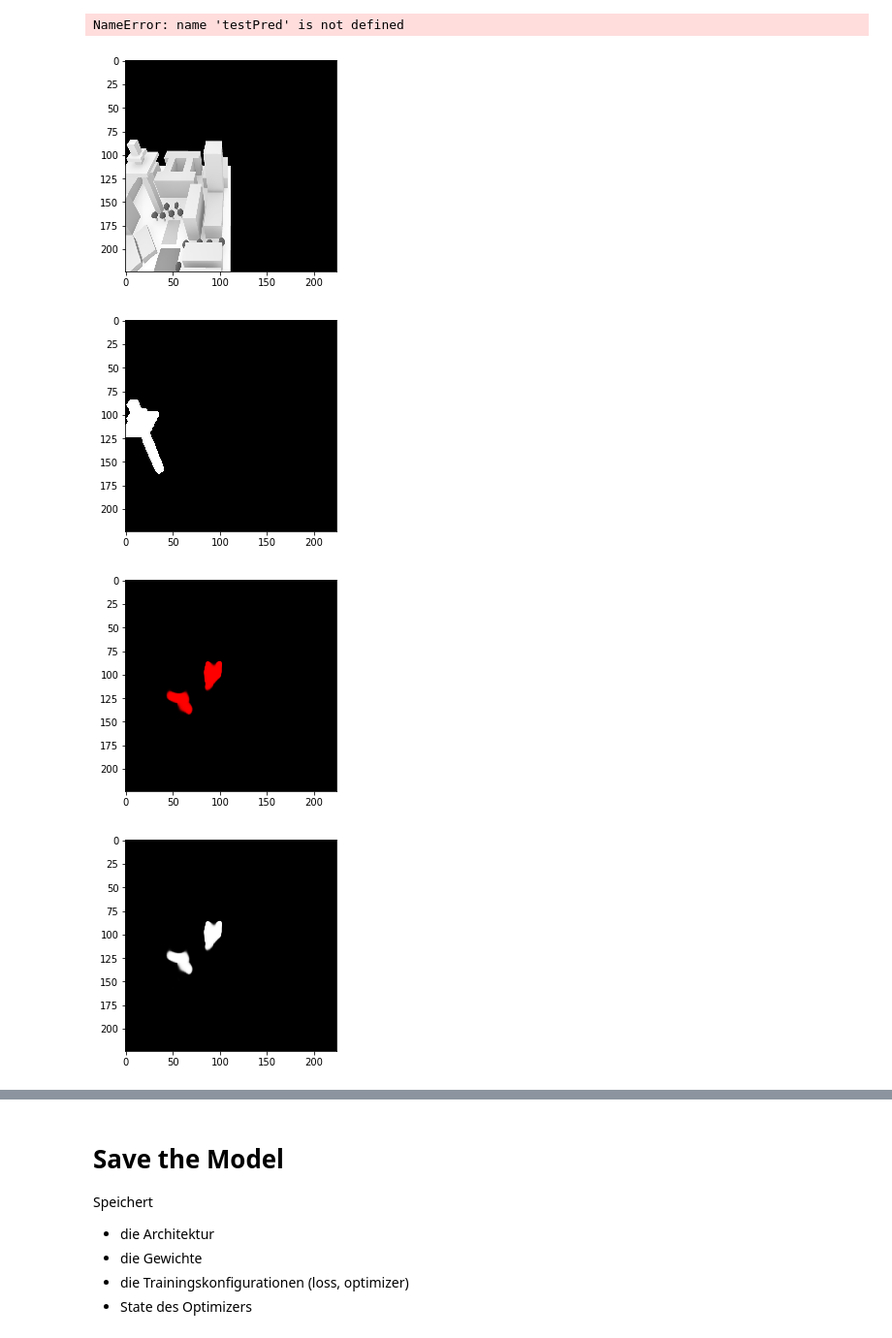
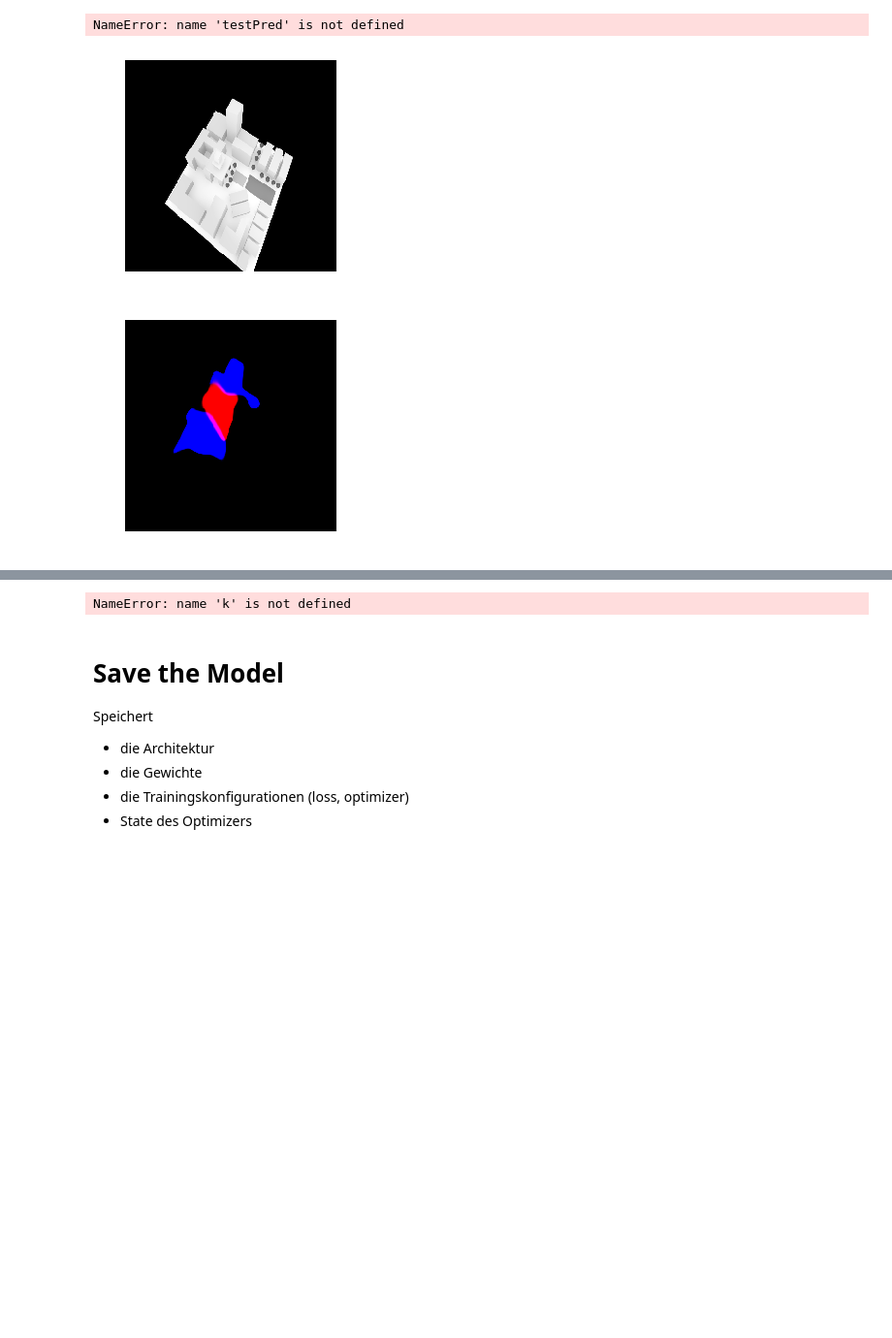
Before and after one commit to DevNesh/BA_BuildingRecognitionWithCNN, a Jupyter notebook: neural_networks/train_network_multiclass_small.ipynb, the cells around one changed output, grey strips where cells are left out. Shown at 97% size. Cells and saved outputs as stored; diff of their text form; code cells hidden in the pictures; blank space fills up the shorter version.

Commit message:
actual data

```diff
--- a/neural_networks/train_network_multiclass_small.ipynb
+++ b/neural_networks/train_network_multiclass_small.ipynb
@@ -258,6 +225,11 @@ def error(y_true, y_pred):
 
 def error_np(y_true, y_pred):
     return (abs(y_true - y_pred)).sum() / float(len(y_true.flatten()))
+# %%
+# create callbacks
+earlyStop = EarlyStopping(monitor='val_loss', patience = 5)
+checkpoint = ModelCheckpoint('training_multi_best5.h5', save_best_only=True)
+#tensorBoard = keras.callbacks.TensorBoard(log_dir= dsPath + '/logs', histogram_freq=0, batch_size=batch_size, write_graph=True, write_grads=False, write_images=False, embeddings_freq=0, embeddings_layer_names=None, embeddings_metadata=None, embeddings_data=None)
 # %% [markdown]
 #Altes Modell laden
 from keras.models import load_model
@@ -267,7 +239,7 @@ model.summary()
 # %%
 from unet import UNet
 model = None
-model = UNet((224,224,1), 2, 16, 4, 2.0)
+model = UNet((224,224,1), 3, 16, 4, 2.0)
 model.summary()
 # %% [output]
 __________________________________________________________________________________________________
@@ -291,7 +263,7 @@ ________________________________________________________________________________
 model.compile(optimizer=Adam(lr=0.0001), loss=f1_loss, metrics=[iou_loss, precision, error,recall])
 # %%
 train = 2450 # = 80% of all given data
-model.fit(x[:train], y[:train], batch_size=32, epochs=15,
-         validation_data=(x[train:], y[train:]), shuffle=True)
+model.fit(x[:train], y[:train], batch_size=32, epochs=20,
+         validation_data=(x[train:], y[train:]), shuffle=True, callbacks=[earlyStop, checkpoint])
 # %% [output]
 Train on 2450 samples, validate on 614 samples
@@ -315,3 +293,3 @@ Epoch 15/15
 # %%
-z = read_imgs('/home/dan/Desktop/Datenset_TowerBuilding/test/images/data/*.png', (224,224,1))
-k = read_imgs('/home/dan/Desktop/Datenset_TowerBuilding/test/masks/data/*.png', (224,224,1))
+z = read_imgs('/home/dan/Desktop/multipredict/images/data/*.png', (224,224,1))
+#k = read_imgs('/home/dan/Desktop/Datenset_TowerBuilding/test/masks/data/*.png', (224,224,1))
@@ -347,43 +307,46 @@ print(pred.shape)
 NameError: name 'testPred' is not defined
 # %%
 # Plots the prediction in jupyter notebook for comparison
-i = 420
+i = 13
 
 # Input Picture
 plt.imshow(z[i, ..., 0], cmap='gray')
+plt.axis('off')
+plt.show()
+
+plt.imshow(pred[i])
+plt.axis('off')
 plt.show()
 
 # Ground Truth
 plt.imshow(k[i][:,:,0], cmap = 'gray')
-plt.show()
-
-# RGB Bild
-rg = np.concatenate([pred[i], np.zeros((224,224,1))], axis=2)
-plt.imshow(rg)
 plt.show()
 
 # Prediction Dim 0
 plt.imshow(pred[i][:,:,0], cmap = 'gray')
 plt.show()
 
 # Prediction Dim 1
 plt.imshow(pred[i][:,:,1], cmap = 'gray')
+plt.show()
+
+# Prediction Dim 1
+plt.imshow(pred[i][:,:,2], cmap = 'gray')
+plt.show
 plt.show()
 
 
 
 #plt.imshow(pred[i][:,:,2], cmap = 'gray')
 #plt.show()
 
 #plt.imshow(k[i][:,:,2], cmap = 'gray')
 #plt.show()
 
 #plt.imshow(y[i, ..., 0], cmap='gray')
 #plt.show()
 #plt.imshow(pred[i, ..., 0], cmap='gray')
 #plt.show()
 # %% [output]
-[figure, old version]
+[figure, new version]
-[figure, old version]
+[figure, new version]
-[figure, removed]
-[figure, removed]
@@ -391,3 +353,4 @@ plt.show()
+NameError: name 'k' is not defined
 # %%
 l = pred[55]
 m = np.zeros((224,224,1))
```
Also changed, not shown: parts of 11 cells of this notebook, 12 other files.
